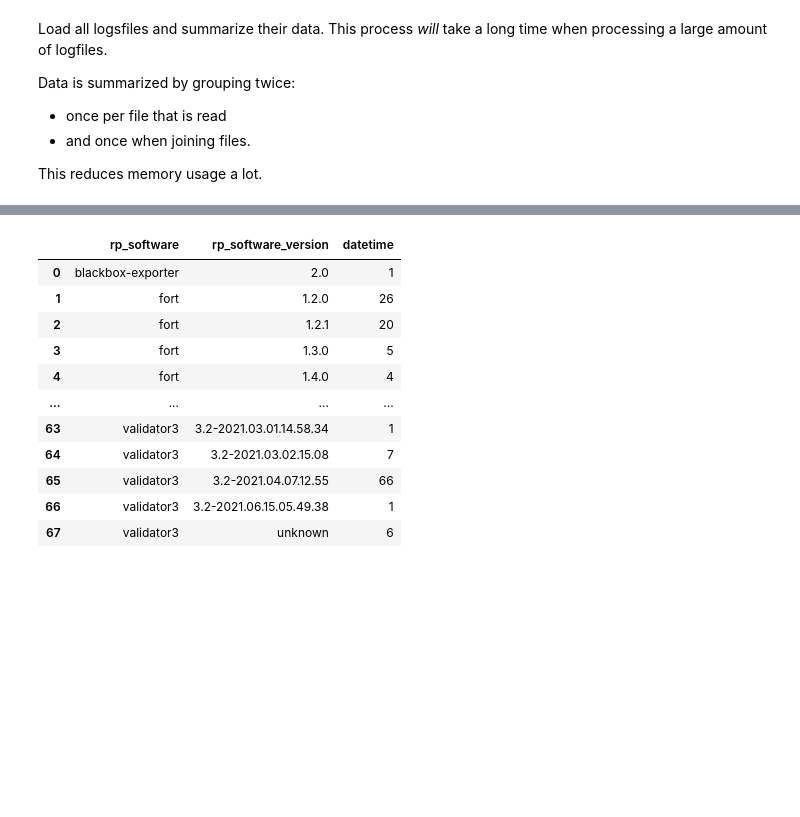
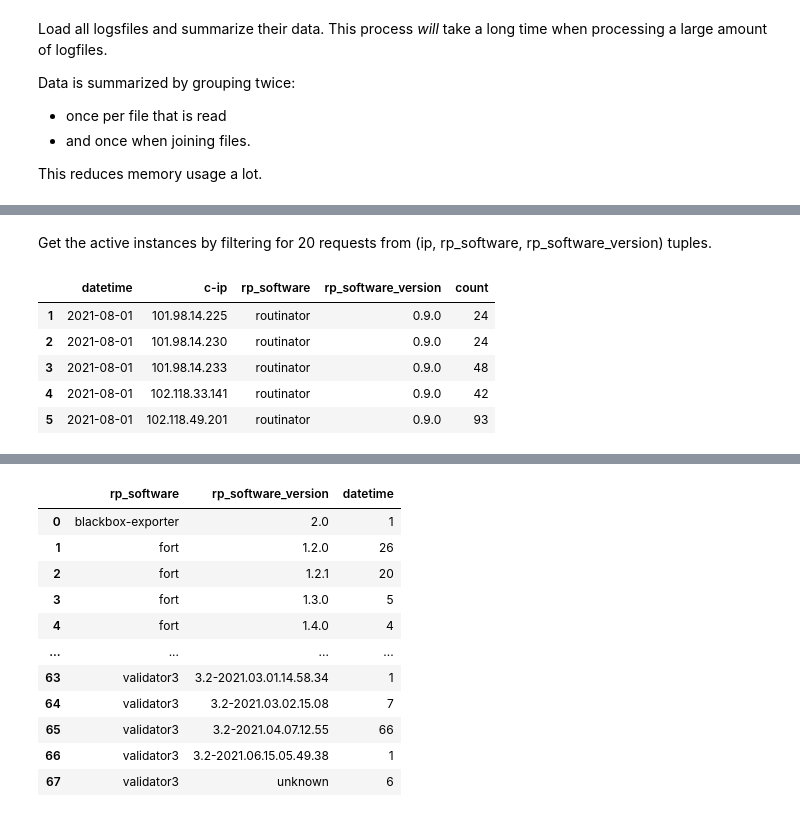
Before and after one commit to ties/rpki-analysis, a Jupyter notebook: workbooks/rrdp_cloudfront_logs.ipynb, the cells around one changed output, grey strips where cells are left out. Cells and saved outputs as stored; diff of their text form; code cells hidden in the pictures; blank space fills up the shorter version.

```diff
--- a/workbooks/rrdp_cloudfront_logs.ipynb
+++ b/workbooks/rrdp_cloudfront_logs.ipynb
@@ -78,0 +126,12 @@ dtype: object
+# %% [markdown]
+Get the active instances by filtering for 20 requests from (ip, rp_software, rp_software_version) tuples.
+# %%
+df_active = df_full[df_full['count'] > 10]
+df_active.head()
+# %% [output]
+|  | datetime | c-ip | rp_software | rp_software_version | count |
+| 1 | 2021-08-01 | 101.98.14.225 | routinator | 0.9.0 | 24 |
+| 2 | 2021-08-01 | 101.98.14.230 | routinator | 0.9.0 | 24 |
+| 3 | 2021-08-01 | 101.98.14.233 | routinator | 0.9.0 | 48 |
+| 4 | 2021-08-01 | 102.118.33.141 | routinator | 0.9.0 | 42 |
+| 5 | 2021-08-01 | 102.118.49.201 | routinator | 0.9.0 | 93 |
```
Also changed, not shown: parts of 7 cells of this notebook, 4 other files.
